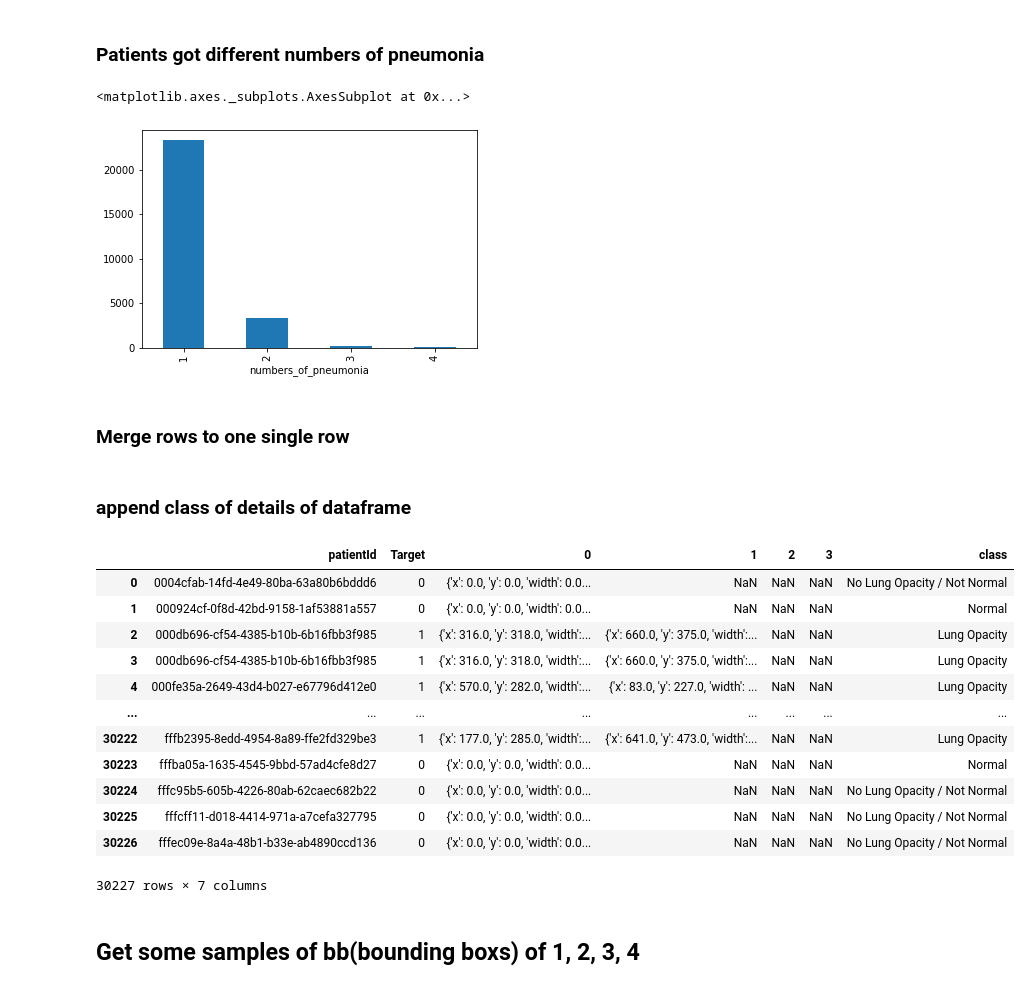
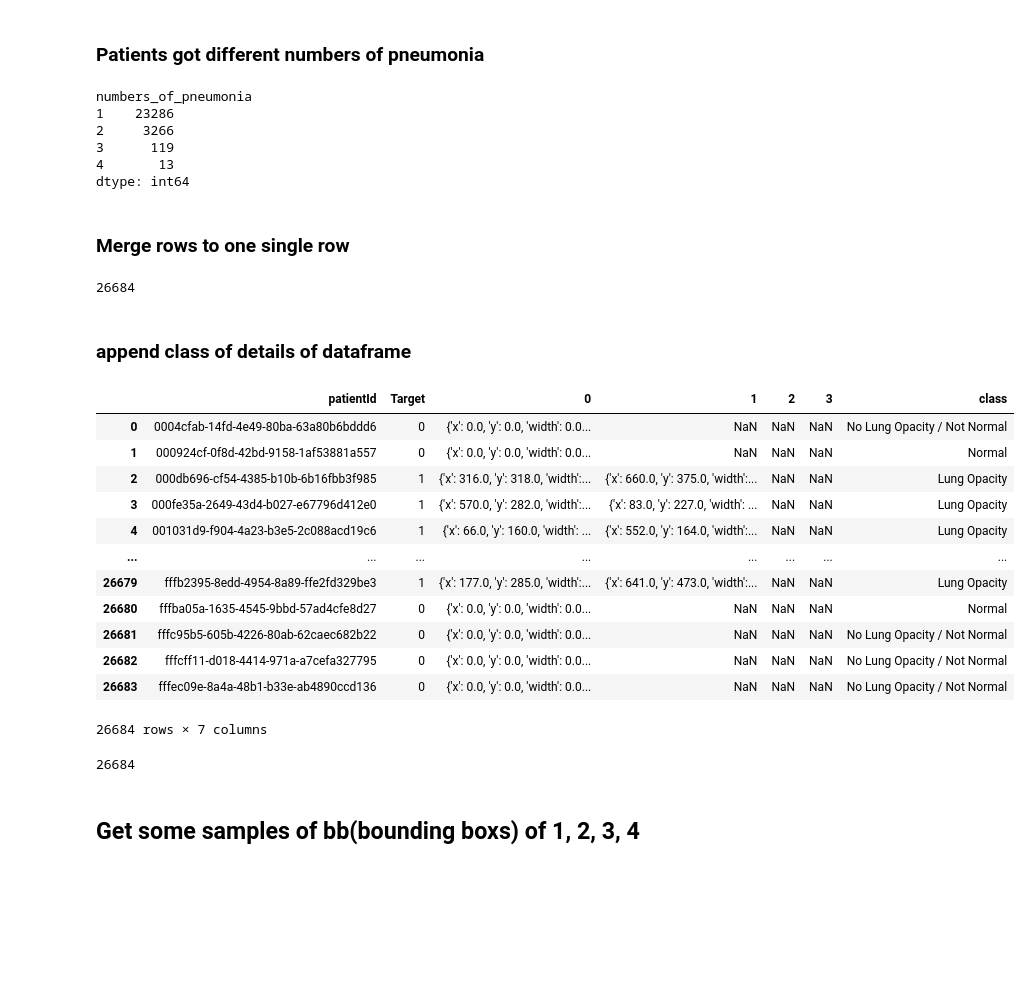
Before and after one commit to cubricmms/ProjectPneumonia, a Jupyter notebook: pneumonia.ipynb, the cells around one changed output. Cells and saved outputs as stored; diff of their text form; code cells hidden in the pictures; blank space fills up the shorter version.

```diff
--- a/pneumonia.ipynb
+++ b/pneumonia.ipynb
@@ -87,10 +59,14 @@ dtype: int64
 # %% [markdown]
 ### Patients got different numbers of pneumonia
 # %%
-df.groupby("patientId").size().reset_index(name="numbers_of_pneumonia").groupby("numbers_of_pneumonia").size().plot.bar()
+df.groupby("patientId").size().reset_index(name="numbers_of_pneumonia").groupby("numbers_of_pneumonia").size()
 # %% [output]
-<matplotlib.axes._subplots.AxesSubplot at 0x...>
+numbers_of_pneumonia
+1    23286
+2     3266
+3      119
+4       13
+dtype: int64
-[figure, removed]
 # %% [markdown]
 ### Merge rows to one single row
 # %%
@@ -98,23 +74,31 @@ columns = ['x', 'y', 'width', 'height']
 df['bounding_boxs'] = df[columns].to_dict(orient='record')
 df = df.drop(columns=columns)
 df = df.groupby(["patientId", "Target"])["bounding_boxs"].apply(lambda df: df.reset_index(drop=True)).unstack().reset_index()
+# %%
+len(df)
+# %% [output]
+26684
 # %% [markdown]
 ### append class of details of dataframe
 # %%
-_df = pd.merge(df, df_detail, on=['patientId', 'patientId'])
+_df = pd.merge(df, df_detail.drop_duplicates(), on=['patientId', 'patientId'])
 _df
 # %% [output]
 |  | patientId | Target | 0 | 1 | 2 | 3 | class |
 | 0 | 0004cfab-14fd-4e49-80ba-63a80b6bddd6 | 0 | {'x': 0.0, 'y': 0.0, 'width': 0.0... | NaN | NaN | NaN | No Lung Opacity / Not Normal |
 | 1 | 000924cf-0f8d-42bd-9158-1af53881a557 | 0 | {'x': 0.0, 'y': 0.0, 'width': 0.0... | NaN | NaN | NaN | Normal |
 | 2 | 000db696-cf54-4385-b10b-6b16fbb3f985 | 1 | {'x': 316.0, 'y': 318.0, 'width':... | {'x': 660.0, 'y': 375.0, 'width':... | NaN | NaN | Lung Opacity |
-| 3 | 000db696-cf54-4385-b10b-6b16fbb3f985 | 1 | {'x': 316.0, 'y': 318.0, 'width':... | {'x': 660.0, 'y': 375.0, 'width':... | NaN | NaN | Lung Opacity |
-| 4 | 000fe35a-2649-43d4-b027-e67796d412e0 | 1 | {'x': 570.0, 'y': 282.0, 'width':... | {'x': 83.0, 'y': 227.0, 'width': ... | NaN | NaN | Lung Opacity |
+| 3 | 000fe35a-2649-43d4-b027-e67796d412e0 | 1 | {'x': 570.0, 'y': 282.0, 'width':... | {'x': 83.0, 'y': 227.0, 'width': ... | NaN | NaN | Lung Opacity |
+| 4 | 001031d9-f904-4a23-b3e5-2c088acd19c6 | 1 | {'x': 66.0, 'y': 160.0, 'width': ... | {'x': 552.0, 'y': 164.0, 'width':... | NaN | NaN | Lung Opacity |
 | ... | ... | ... | ... | ... | ... | ... | ... |
-| 30222 | fffb2395-8edd-4954-8a89-ffe2fd329be3 | 1 | {'x': 177.0, 'y': 285.0, 'width':... | {'x': 641.0, 'y': 473.0, 'width':... | NaN | NaN | Lung Opacity |
-| 30223 | fffba05a-1635-4545-9bbd-57ad4cfe8d27 | 0 | {'x': 0.0, 'y': 0.0, 'width': 0.0... | NaN | NaN | NaN | Normal |
-| 30224 | fffc95b5-605b-4226-80ab-62caec682b22 | 0 | {'x': 0.0, 'y': 0.0, 'width': 0.0... | NaN | NaN | NaN | No Lung Opacity / Not Normal |
-| 30225 | fffcff11-d018-4414-971a-a7cefa327795 | 0 | {'x': 0.0, 'y': 0.0, 'width': 0.0... | NaN | NaN | NaN | No Lung Opacity / Not Normal |
-| 30226 | fffec09e-8a4a-48b1-b33e-ab4890ccd136 | 0 | {'x': 0.0, 'y': 0.0, 'width': 0.0... | NaN | NaN | NaN | No Lung Opacity / Not Normal |
+| 26679 | fffb2395-8edd-4954-8a89-ffe2fd329be3 | 1 | {'x': 177.0, 'y': 285.0, 'width':... | {'x': 641.0, 'y': 473.0, 'width':... | NaN | NaN | Lung Opacity |
+| 26680 | fffba05a-1635-4545-9bbd-57ad4cfe8d27 | 0 | {'x': 0.0, 'y': 0.0, 'width': 0.0... | NaN | NaN | NaN | Normal |
+| 26681 | fffc95b5-605b-4226-80ab-62caec682b22 | 0 | {'x': 0.0, 'y': 0.0, 'width': 0.0... | NaN | NaN | NaN | No Lung Opacity / Not Normal |
+| 26682 | fffcff11-d018-4414-971a-a7cefa327795 | 0 | {'x': 0.0, 'y': 0.0, 'width': 0.0... | NaN | NaN | NaN | No Lung Opacity / Not Normal |
+| 26683 | fffec09e-8a4a-48b1-b33e-ab4890ccd136 | 0 | {'x': 0.0, 'y': 0.0, 'width': 0.0... | NaN | NaN | NaN | No Lung Opacity / Not Normal |
-30227 rows × 7 columns
+26684 rows × 7 columns
+# %%
+len(_df)
+# %% [output]
+26684
 # %%
```
Also changed, not shown: parts of 14 cells of this notebook.
